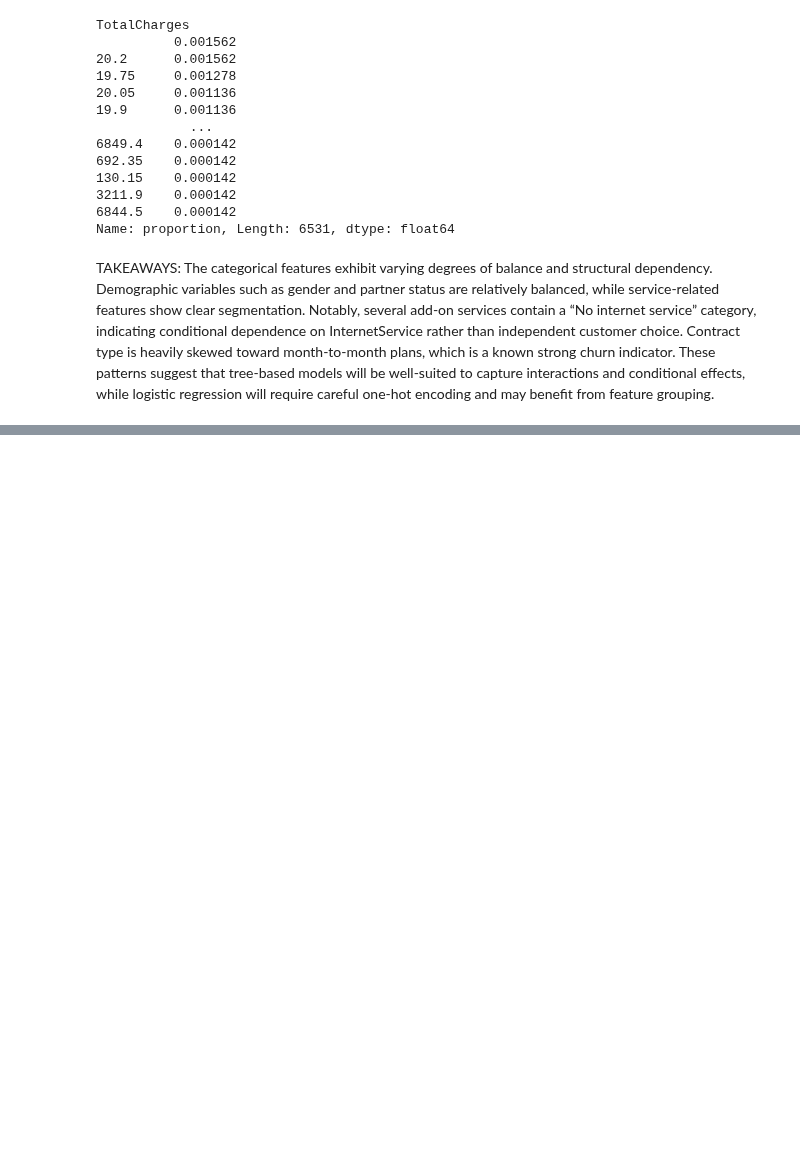
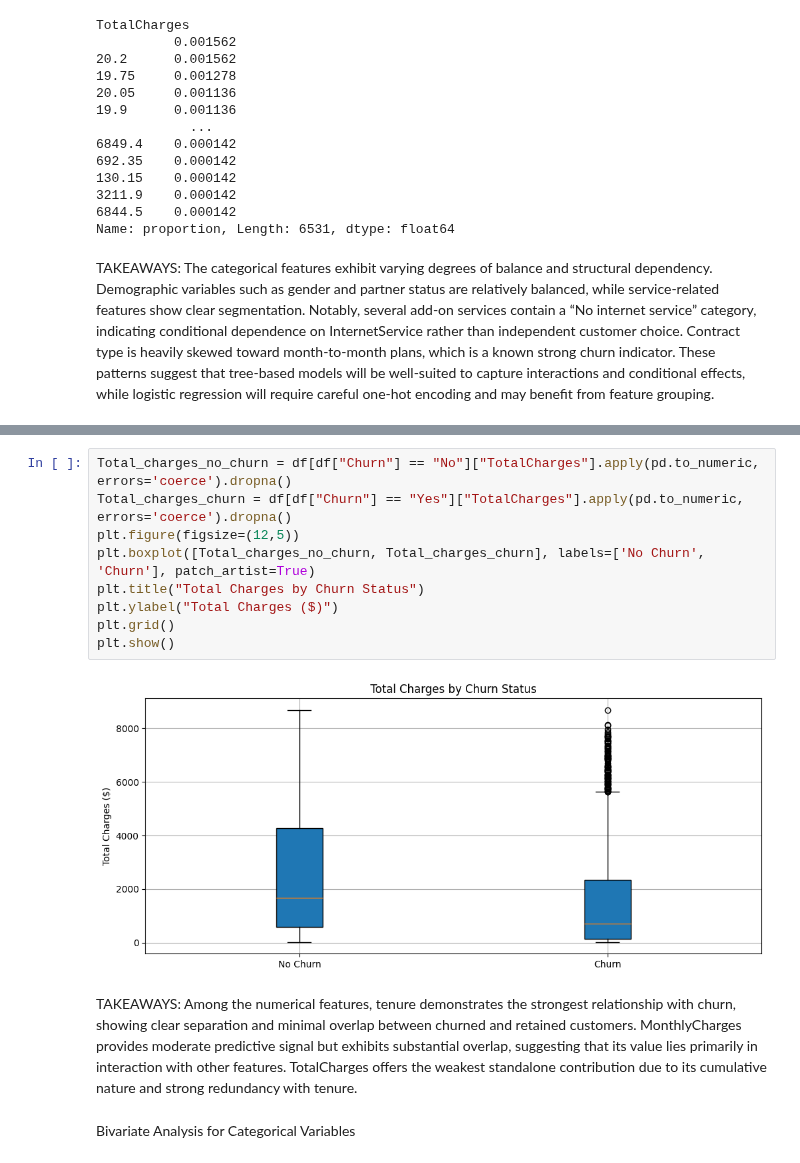
Before and after one commit to sanjayriram44/Churn-Algorithm-comparision, a Jupyter notebook: EDA.ipynb, the cells around one changed output, grey strips where cells are left out. Cells and saved outputs as stored; diff of their text form; blank space fills up the shorter version.

```diff
--- a/EDA.ipynb
+++ b/EDA.ipynb
@@ -342,0 +366,15 @@ Bivariate Analysis
+# %%
+Total_charges_no_churn = df[df["Churn"] == "No"]["TotalCharges"].apply(pd.to_numeric, errors='coerce').dropna()
+Total_charges_churn = df[df["Churn"] == "Yes"]["TotalCharges"].apply(pd.to_numeric, errors='coerce').dropna()
+plt.figure(figsize=(12,5))
+plt.boxplot([Total_charges_no_churn, Total_charges_churn], labels=['No Churn', 'Churn'], patch_artist=True)
+plt.title("Total Charges by Churn Status")
+plt.ylabel("Total Charges ($)")
+plt.grid()
+plt.show()
+# %% [output]
+[figure, added]
+# %% [markdown]
+TAKEAWAYS: Among the numerical features, tenure demonstrates the strongest relationship with churn, showing clear separation and minimal overlap between churned and retained customers. MonthlyCharges provides moderate predictive signal but exhibits substantial overlap, suggesting that its value lies primarily in interaction with other features. TotalCharges offers the weakest standalone contribution due to its cumulative nature and strong redundancy with tenure.
+# %% [markdown]
+Bivariate Analysis for Categorical Variables
```
Also changed, not shown: parts of 3 cells of this notebook.
